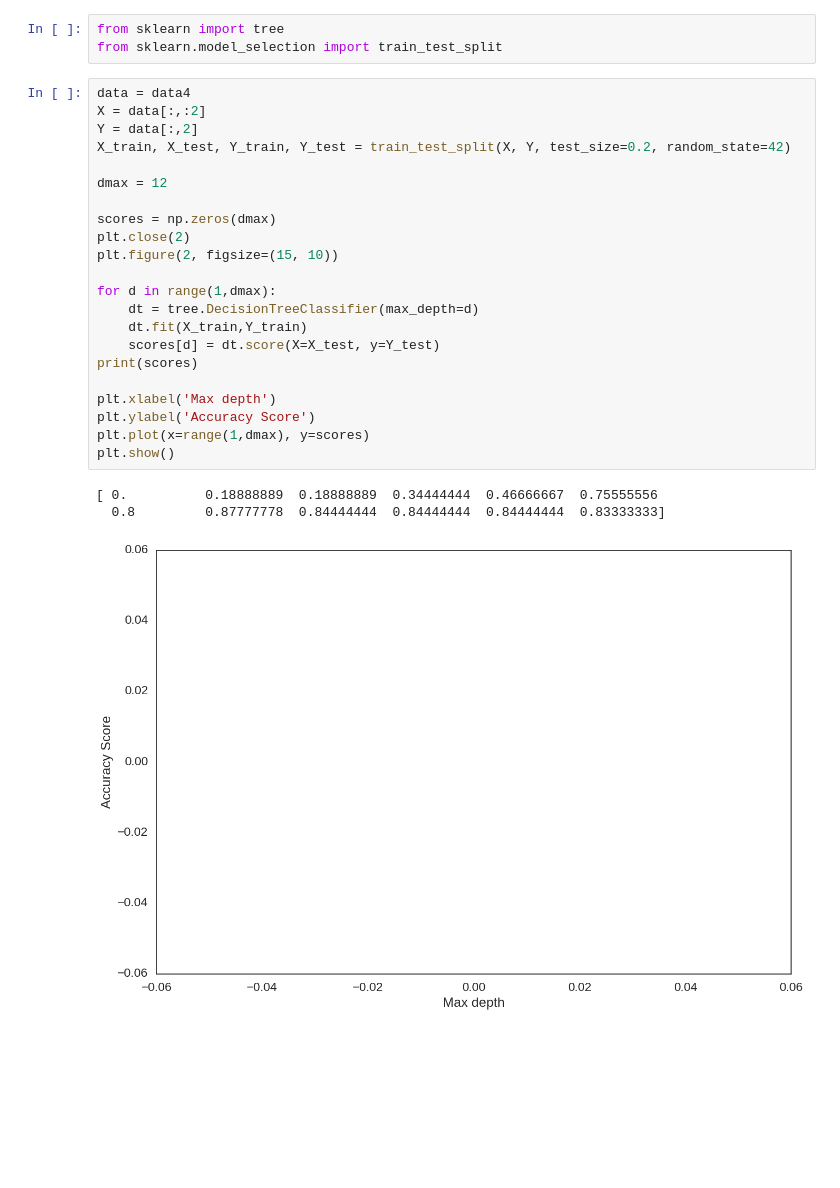
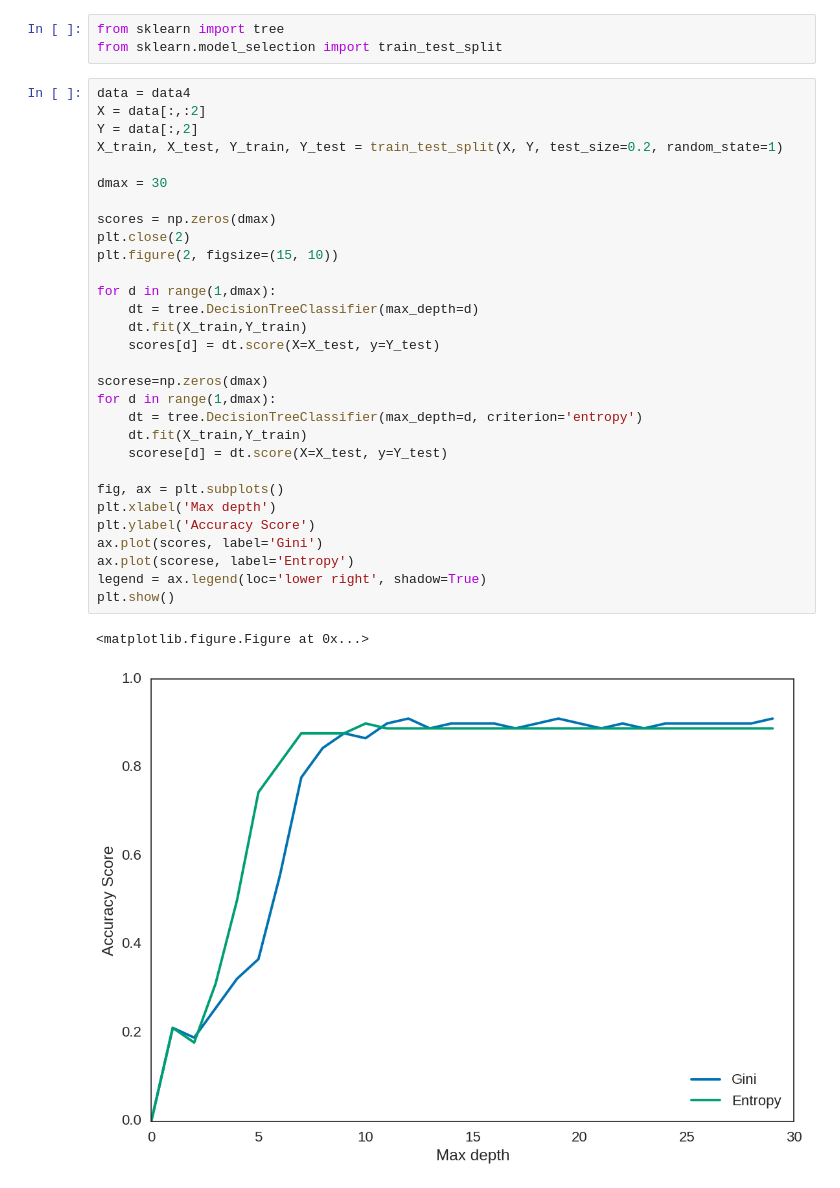
Before and after one commit to rvi008/trees, a Jupyter notebook: trees.ipynb, the cells around one changed output. Drawn from its saved outputs; the diff is of its cells as text; blank space fills up the shorter version.

```diff
--- a/trees.ipynb
+++ b/trees.ipynb
@@ -68,26 +68,33 @@ from sklearn.model_selection import train_test_split
 # %%
 data = data4
 X = data[:,:2]
 Y = data[:,2]
-X_train, X_test, Y_train, Y_test = train_test_split(X, Y, test_size=0.2, random_state=42)
+X_train, X_test, Y_train, Y_test = train_test_split(X, Y, test_size=0.2, random_state=1)
 
-dmax = 12
+dmax = 30
 
 scores = np.zeros(dmax)
 plt.close(2)
 plt.figure(2, figsize=(15, 10))
 
 for d in range(1,dmax):
     dt = tree.DecisionTreeClassifier(max_depth=d)
     dt.fit(X_train,Y_train)
     scores[d] = dt.score(X=X_test, y=Y_test)
-print(scores)
 
+scorese=np.zeros(dmax)
+for d in range(1,dmax):
+    dt = tree.DecisionTreeClassifier(max_depth=d, criterion='entropy')
+    dt.fit(X_train,Y_train)
+    scorese[d] = dt.score(X=X_test, y=Y_test)
+
+fig, ax = plt.subplots()
 plt.xlabel('Max depth')
 plt.ylabel('Accuracy Score')
-plt.plot(x=range(1,dmax), y=scores)
+ax.plot(scores, label='Gini')
+ax.plot(scorese, label='Entropy')
+legend = ax.legend(loc='lower right', shadow=True)
 plt.show()
 # %% [output]
-[ 0.          0.18888889  0.18888889  0.34444444  0.46666667  0.75555556
-  0.8         0.87777778  0.84444444  0.84444444  0.84444444  0.83333333]
+<matplotlib.figure.Figure at 0x...>
-[figure, old version]
+[figure, new version]
```
